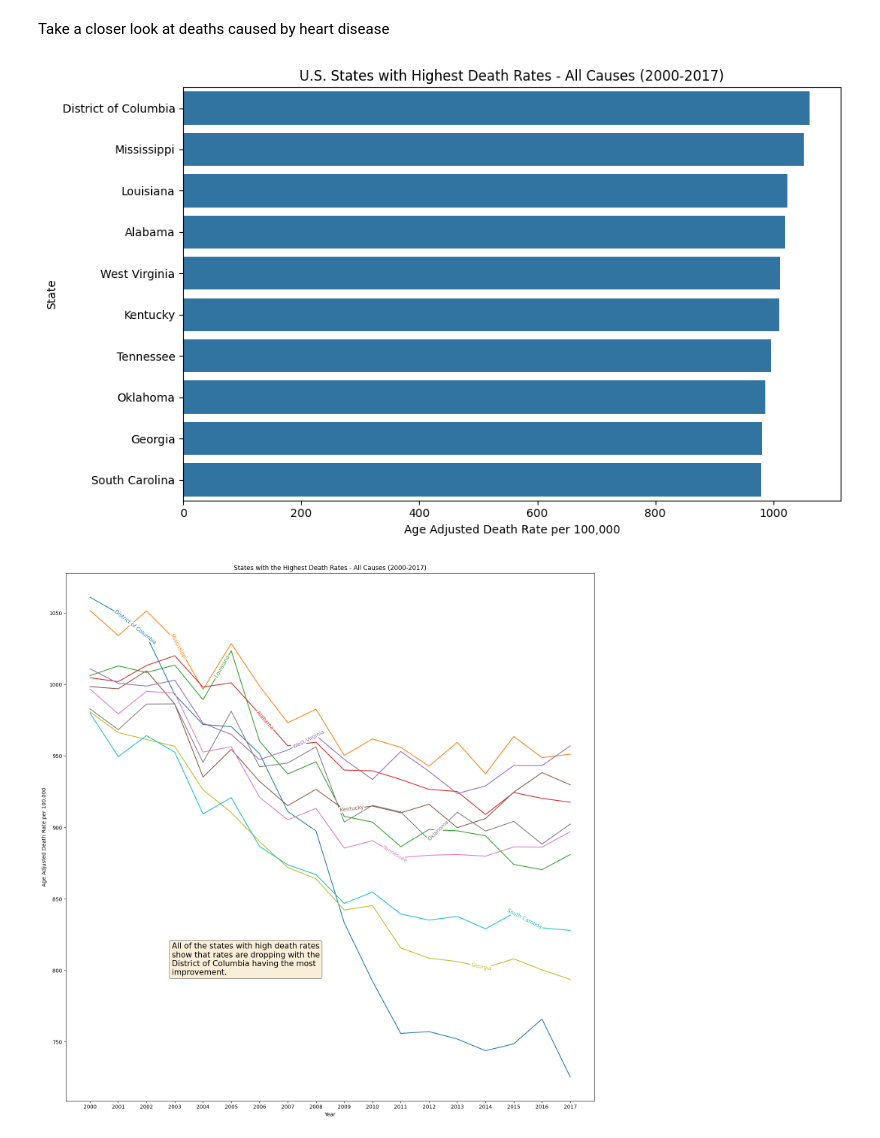
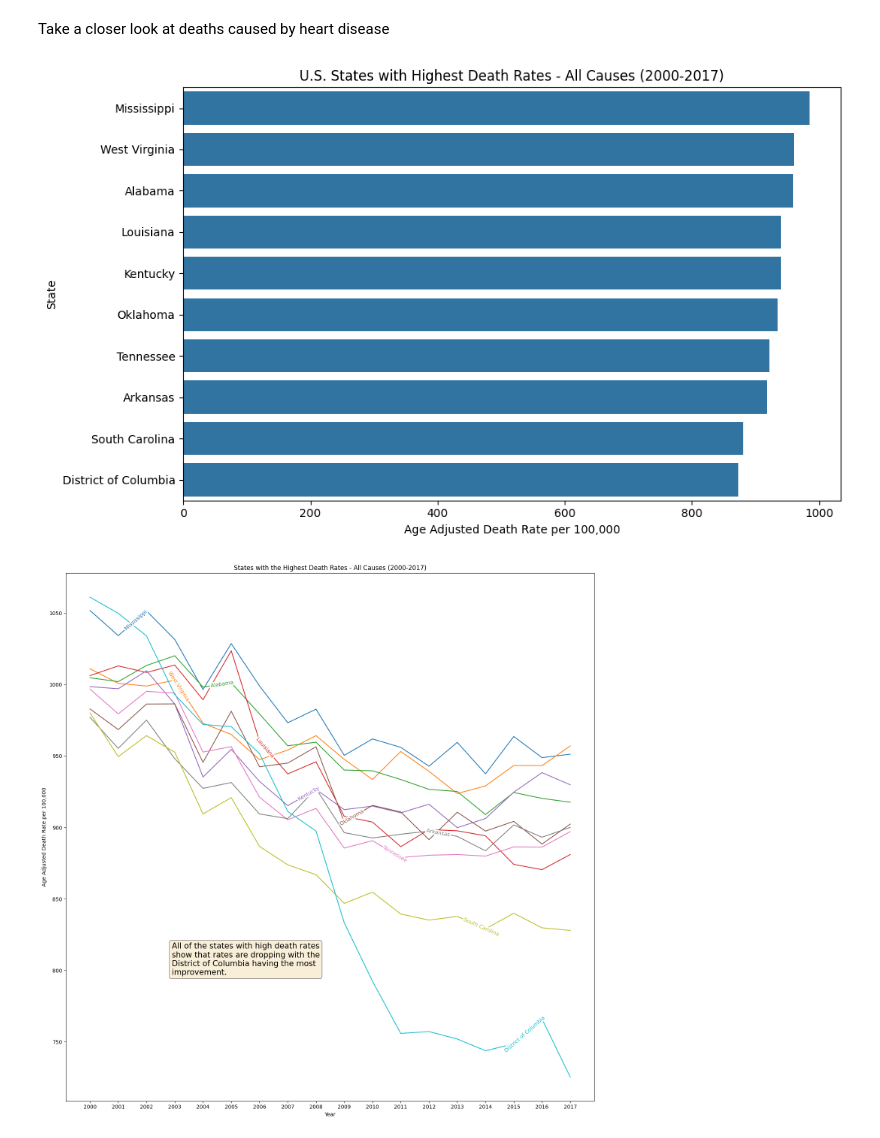
Before and after one commit to wwwinters/MSDS-670-Final-Project, a Jupyter notebook: src/WileyWinters_finalProject.ipynb, the cells around one changed output. Drawn from its saved outputs; the diff is of its cells as text; code cells hidden in the pictures.

```diff
--- a/src/WileyWinters_finalProject.ipynb
+++ b/src/WileyWinters_finalProject.ipynb
@@ -297,7 +296,7 @@ Take a closer look at deaths caused by heart disease
 # filter information to heart disease and top 10 states
 states = all_df[(all_df.cause_name == 'All causes') & \
                  (all_df.state != 'United States')]
-plot = states.groupby('state').agg({'age_adjusted':'max'}). \
+plot = states.groupby('state').agg({'age_adjusted':'mean'}). \
               sort_values('age_adjusted', ascending=False).head(10).reset_index()
 
 # Plot results
@@ -308,30 +307,30 @@ sns.barplot(data=plot, y='state', x='age_adjusted', ci=None)
 plt.show()
 fig.savefig('../images/statesMaxDeath.png', bbox_inches='tight', dpi=300)
 # %% [output]
-[figure, old version]
+[figure, new version]
 # %%
-top10States = states.groupby('state').agg({'age_adjusted':'max'}). \
+top10States = states.groupby('state').agg({'age_adjusted':'mean'}). \
               sort_values('age_adjusted', ascending=False).head(10).reset_index()
 p_states = top10States.state.head(10).tolist()
 # %%
 all_causes = all_df[all_df.cause_name == 'All causes']
 fig, ax = plt.subplots(figsize=(15,15))
 ax.set(xlabel='Year', ylabel='Age Adjusted Death Rate per 100,000',
        title='States with the Highest Death Rates - All Causes (2000-2017)')
 ax.xaxis.set_ticks(np.arange(2000, 2018, 1))
 text1 = '\n'.join(('All of the states with high death rates',
                    'show that rates are dropping with the',
                    'District of Columbia having the most',
                    'improvement.'))
 for state in p_states:
     name = all_causes[all_causes.state == state].groupby('year'). \
-           agg({'age_adjusted': 'max'}).reset_index()
+           agg({'age_adjusted': 'mean'}).reset_index()
     p = sns.lineplot(data=name, x='year', y='age_adjusted', ci=None, label=state)
 ax.text(0.2, 0.3, text1, transform=ax.transAxes, fontsize=15,
         verticalalignment='top', bbox=props)
 ax.get_legend().remove()
 labelLines(ax.get_lines())
 plt.show()
 fig.savefig('../images/topDeathRateLine.png', bbox_inches='tight', dpi=300)
 # %% [output]
-[figure, old version]
+[figure, new version]
```
Also changed, not shown: parts of 4 cells of this notebook, 37 other files.
